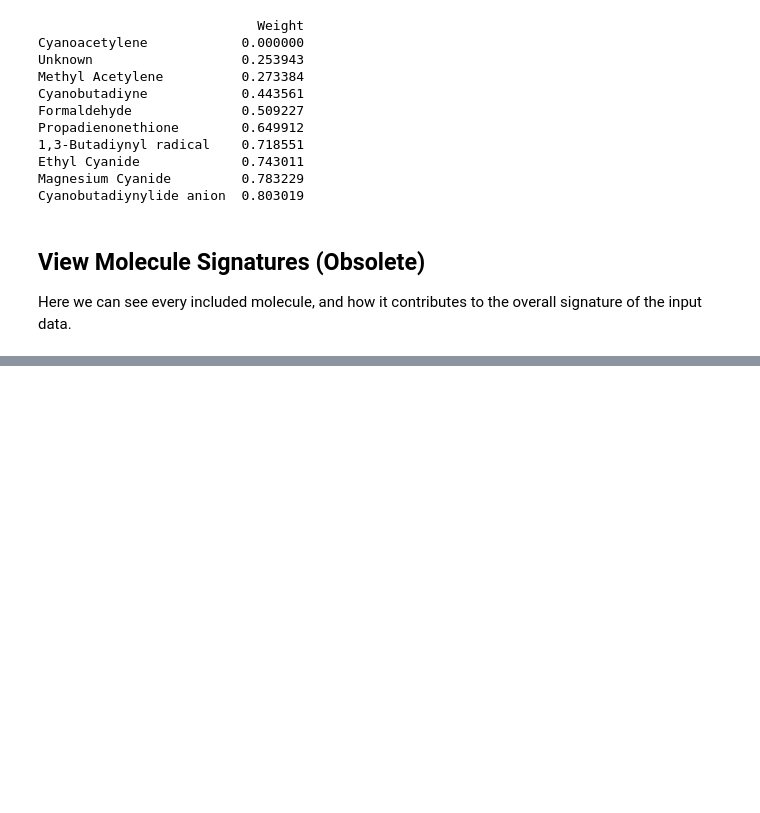
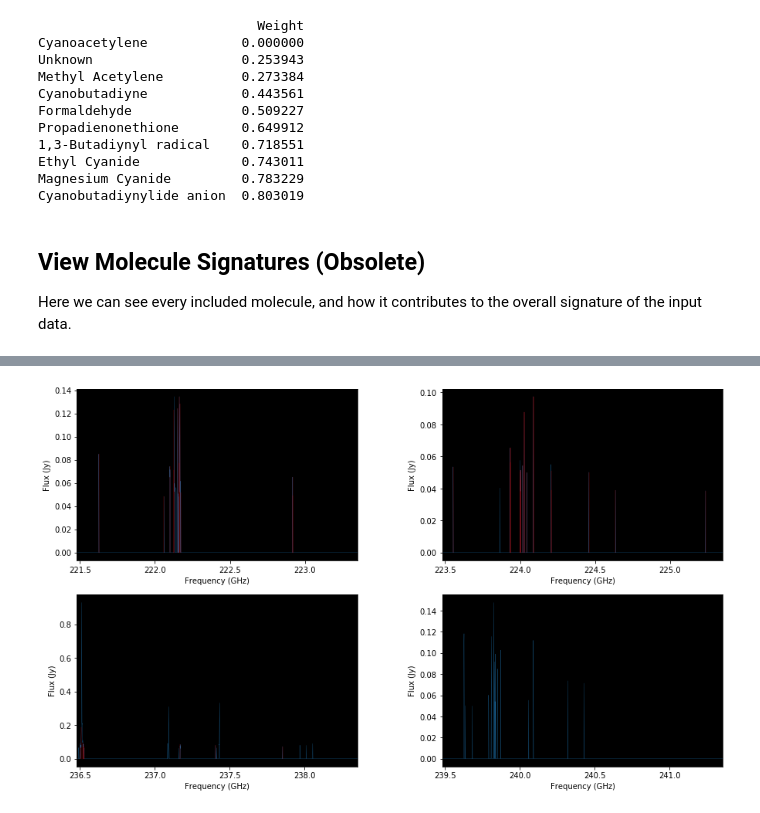
Before and after one commit to lavos84/NASA-Spectroscopy, a Jupyter notebook: Capstone.ipynb, the cells around one changed output, grey strips where cells are left out. Saved outputs shown, nothing was run; the diff lists cells and outputs as text; code cells hidden in the pictures; blank space fills up the shorter version.

```diff
--- a/Capstone.ipynb
+++ b/Capstone.ipynb
@@ -487,22 +524,23 @@ def restructure_data(data, spectral_complete):
     # Create a Matrix
     data_matrix = pd.DataFrame(0.0, index = [key for key in spectral_complete.keys() if
                                              spectral_complete[key].empty == False], columns = spikes)
-    # Fill the matrix with 10^(Intensity) * abs(flux) at each "closest" frequency for each molecule
+    # Fill the matrix with 10^(Intensity) * sigmas at each "closest" frequency for each molecule
     for molecule in data_matrix.index:
         data_matrix.loc[molecule].loc[
             list(spectral_complete[molecule][spectral_complete[molecule]["spike"] == True]["closest"])
         ] = list(np.array(10 ** spectral_complete[molecule][spectral_complete[molecule]["spike"] == True]["intensity"]) *
-                 np.array(abs(spectral_complete[molecule][spectral_complete[molecule]["spike"] == True]["flux"])))
+                 np.array(spectral_complete[molecule][spectral_complete[molecule]["spike"] == True]["sigmas"]))
     # Next, there may be some empty columns.  These should get assigned to "Unknown"
     empty_cols = data_matrix.sum() == 0
     # Create a dataframe from the full data for ease of indexing
     full_data_dataframe = pd.DataFrame(full_data[:,1],
                                        index = full_data[:,0],
                                        columns = ["flux"])
-    # Assign the values with 10^(Intensity) * abs(flux)
+    full_data_dataframe.loc[full_data_dataframe["flux"] < 0, "flux"] = 0
+    # Assign the values with 10^(flux) * flux
     data_matrix.loc["Unknown"].loc[empty_cols
         ] = list(np.array(10 ** full_data_dataframe.loc[empty_cols[empty_cols == True].index]["flux"]) *
-                 np.array(abs(full_data_dataframe.loc[empty_cols[empty_cols == True].index]["flux"])))
+                 np.array(full_data_dataframe.loc[empty_cols[empty_cols == True].index]["flux"]))
     # Finally, return the matrix
     return data_matrix
 # %% [markdown]
@@ -977,0 +937,31 @@ HBox(children=(VBox(children=(Checkbox(value=False, description='&alpha;-Alanine
+# %%
+def overlay_plot(results, axs):
+    axs = axs.flat
+
+    # Set the plot background color to black
+    for ax in axs:
+        ax.set_facecolor("k")
+
+    # Highlight the spikes for each identified molecule
+    for molecule in results:
+        # Iterate through each entry and see if there was a spike
+        for i in range(1, len(spectral_complete[molecule])):
+            if spectral_complete[molecule]["spike"][i]:
+                # If so, find which plot to highlight
+                x = spectral_complete[molecule]["closest"][i]/1000
+                y = spectral_complete[molecule]["flux"][i]
+                if x >= axs[0].get_xlim()[0] and x < axs[0].get_xlim()[1]:
+                    # Plot 1
+                    axs[0].plot([x, x], [0, y], color = "red", linewidth = 0.25)
+                elif x >= axs[1].get_xlim()[0] and x < axs[1].get_xlim()[1]:
+                    # Plot 2
+                    axs[1].plot([x, x], [0, y], color = "red", linewidth = 0.25)
+                elif x >= axs[2].get_xlim()[0] and x < axs[2].get_xlim()[1]:
+                    # Plot 3
+                    axs[2].plot([x, x], [0, y], color = "red", linewidth = 0.25)
+                elif x >= axs[3].get_xlim()[0] and x <= axs[3].get_xlim()[1]:
+                    # Plot 4
+                    axs[3].plot([x, x], [0, y], color = "red", linewidth = 0.25)
+                else:
+                    # Don't plot
+                    print("Could not plot", molecule, spectral_complete[molecule]["closest"][i]/1000)
@@ -977,0 +976,5 @@ HBox(children=(VBox(children=(Checkbox(value=False, description='&alpha;-Alanine
+# %%
+fig, axs = create_plot(moch_data)
+overlay_plot(intensity_results.keys(), axs)
+# %% [output]
+[figure, added]
```
Also changed, not shown: parts of 14 cells of this notebook.
